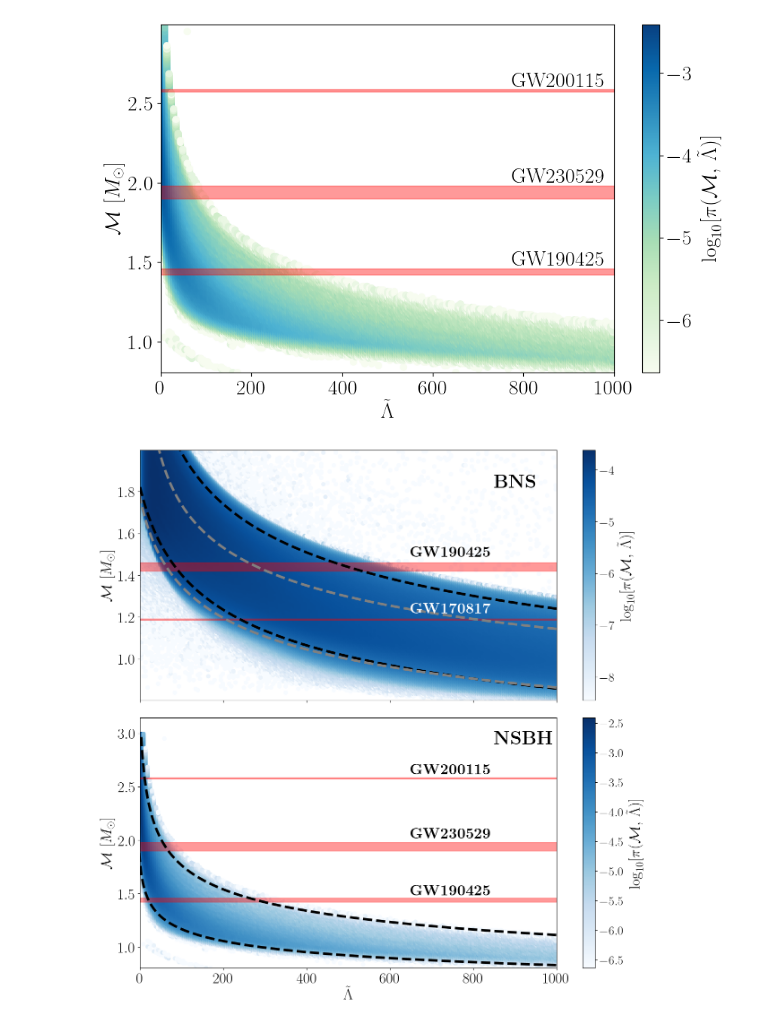
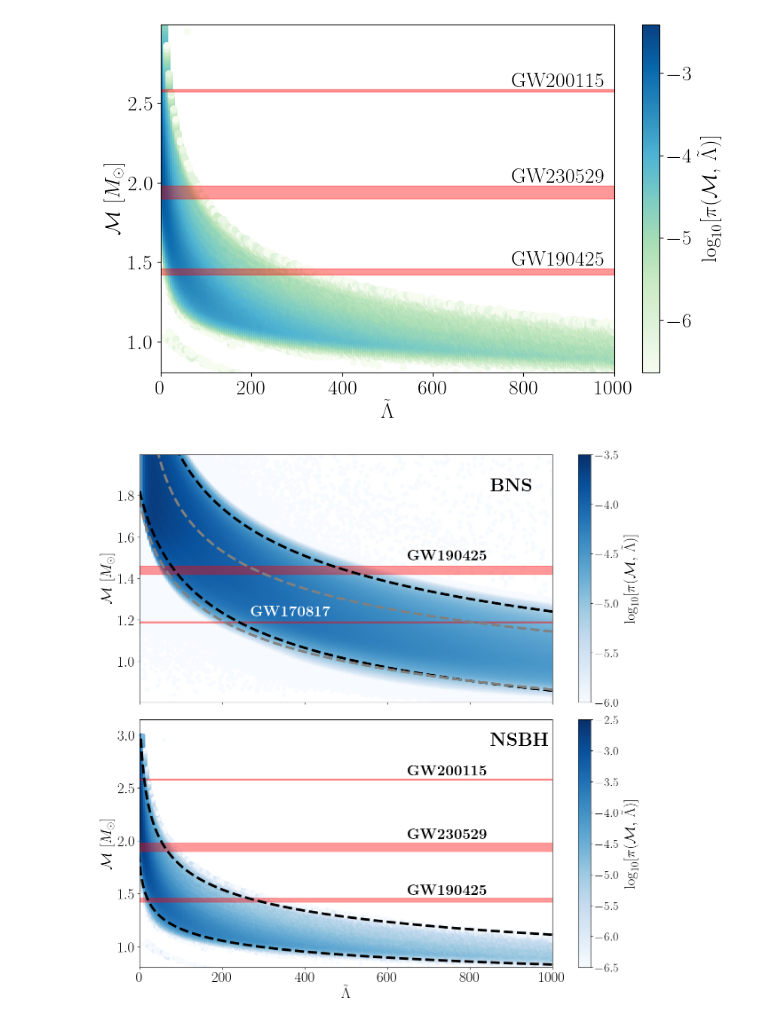
Before and after one commit to EckerChristian/MCLambdaBHNS, a Jupyter notebook: plotting_code/Fig_1_Plot_BNS_NSBH_priors.ipynb, the cells around one changed output. Drawn from its saved outputs; the diff is of its cells as text; code cells hidden in the pictures.

```diff
--- a/plotting_code/Fig_1_Plot_BNS_NSBH_priors.ipynb
+++ b/plotting_code/Fig_1_Plot_BNS_NSBH_priors.ipynb
@@ -133,11 +133,14 @@ ax[0].set_rasterized(True)
 # Plot the first panel (BNS)
 #im1 = ax[0].scatter(tides, mass, c=np.log10(prob), cmap='Purples', alpha=1.0)
 #im1 = ax[0].scatter(tides, mass, c=np.log10(prob), cmap='GnBu', alpha=1.0)
-im1 = ax[0].scatter(tides, mass, c=np.log10(prob), cmap='Blues', alpha=1.0)
+im1 = ax[0].scatter(tides, mass, c=np.log10(prob), cmap='Blues', vmax=-3.5, vmin=-6., alpha=1.0)
+#plot.ax[0].clim(-4,4)
+
+
 ax[0].axhspan(1.42, 1.46, color='red', alpha=0.4)
 ax[0].annotate(r'\textbf{GW190425}', (650, 1.49), fontsize=the_fontsize)
 ax[0].axhspan(1.186, 1.192, color='red', alpha=0.4)
-ax[0].annotate(r'\textbf{GW170817}', (650, 1.22), color='white',fontsize=the_fontsize)
+ax[0].annotate(r'\textbf{GW170817}', (270, 1.22), color='white',fontsize=the_fontsize)
 ax[0].set_xlim(0, 1000)
 ax[0].set_ylim(min(mass), max(mass))
 ax[0].set_ylabel(r'$\mathcal{M}\,\left[M_\odot\right]$',fontsize=the_fontsize)
@@ -184,34 +187,34 @@ ax[1].set_rasterized(True)
 # Plot the second panel (NSBH)
 #im2 = ax[1].scatter(tides2, mass2, c=np.log10(prob2), cmap='Purples', alpha=1.0)
 #im2 = ax[1].scatter(tides2, mass2, c=np.log10(prob2), cmap='GnBu', alpha=1.0)
-im2 = ax[1].scatter(tides2, mass2, c=np.log10(prob2), cmap='Blues', alpha=1.0)
+im2 = ax[1].scatter(tides2, mass2, c=np.log10(prob2), cmap='Blues', vmax=-2.5, vmin=-6.5, alpha=1.0)
 ax[1].axhspan(1.42, 1.46, color='red', alpha=0.4)
 ax[1].annotate(r'\textbf{GW190425}', (650, 1.49), fontsize=the_fontsize)
 ax[1].axhspan(6.09 - 0.06, 6.09 + 0.06, color='red', alpha=0.4)
 ax[1].annotate(r'\textbf{GW190814}', (650, 6.11), fontsize=the_fontsize)
 ax[1].axhspan(1.94 - 0.04, 1.94 + 0.04, color='red', alpha=0.4)
 ax[1].annotate(r'\textbf{GW230529}', (650, 2.02), fontsize=the_fontsize)
 ax[1].axhspan(2.58 - 0.007, 2.58 + 0.006, color='red', alpha=0.4)
 ax[1].annotate(r'\textbf{GW200115}', (650, 2.62), fontsize=the_fontsize)
 ax[1].set_xlim(0, 1000)
 ax[1].set_ylim(min(mass2), max(mass2)+0.15)
 ax[1].set_ylabel(r'$\mathcal{M}\,\left[M_\odot\right]$',fontsize=the_fontsize)
 ax[1].set_xlabel(r'$\tilde{\Lambda}$',fontsize=the_fontsize)
 
 plt.text(850, 2.9, r'${\rm \textbf{NSBH}}$', fontsize=30)
 
 # Adjust tick label font sizes
 for axis in ax:
     axis.tick_params(axis='both', which='both', labelsize=the_fontsize)
 
 # Add a color bar to the second subplot
 #fig.colorbar(im2, ax=ax[1], label=r'$\rm \log_{10}[\pi(\mathcal{M},\,\tilde{\Lambda})]$')
 cb = fig.colorbar(im2, ax=ax[1])
 cb.set_label(label=r'$\rm \log_{10}[\pi(\mathcal{M},\,\tilde{\Lambda})]$', fontsize=24)
 
 # Adjust layout and save the figure
 #plt.tight_layout()
 plt.savefig('Fig_1_Physics_priors.pdf', dpi=200,bbox_inches='tight')
 plt.show()
 # %% [output]
-[figure, old version]
+[figure, new version]
```
Also changed, not shown: parts of 1 cell of this notebook, 2 other files.
